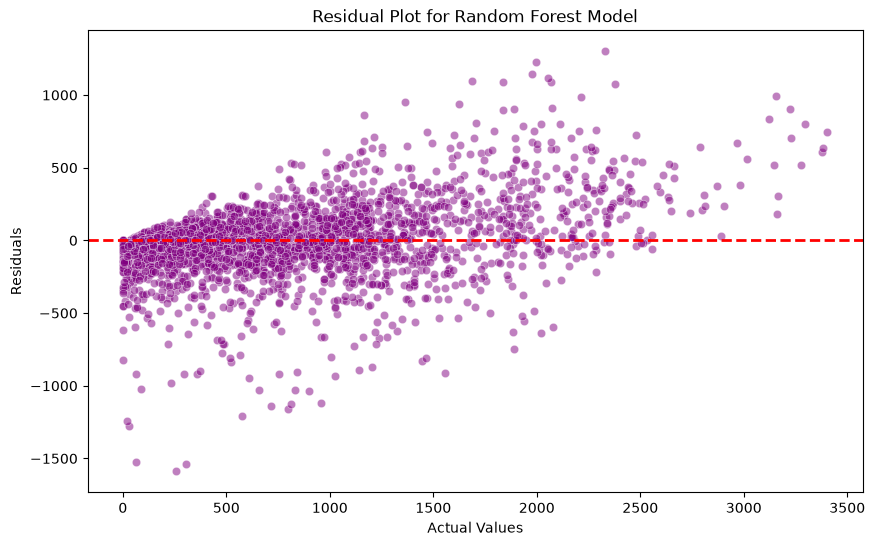
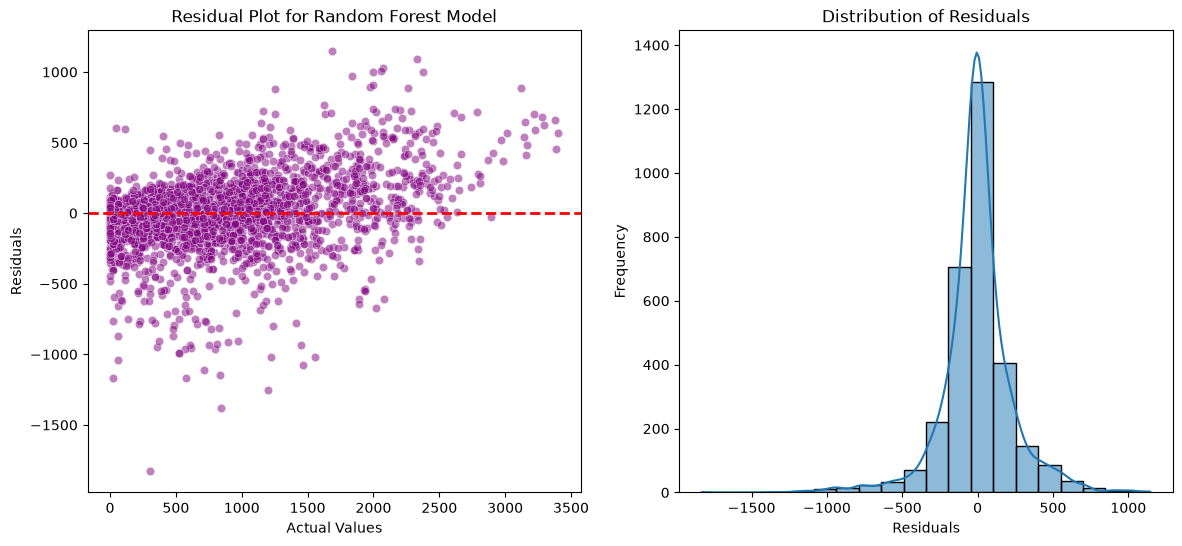
Unified diff of the notebook cell whose output changed from the first chart to the second:
--- before
+++ after
@@ -1,9 +1,15 @@
 # Residual plot for Random Forest model
-plt.figure(figsize=(10, 6))
+fig, axs = plt.subplots(1, 2, figsize=(14, 6))
 residuals = y_val - val_predictions
-sns.scatterplot(x=y_val, y=residuals, alpha=0.5, color='purple')
-plt.axhline(y=0, color='red', linestyle='--', linewidth=2)
-plt.title('Residual Plot for Random Forest Model')
-plt.xlabel('Actual Values')
-plt.ylabel('Residuals')
+sns.scatterplot(x=y_val, y=residuals, alpha=0.5, color='purple', ax=axs[0])
+axs[0].axhline(y=0, color='red', linestyle='--', linewidth=2)
+axs[0].set_title('Residual Plot for Random Forest Model')
+axs[0].set_xlabel('Actual Values')
+axs[0].set_ylabel('Residuals')
+
+# Plot 2: Residuals distribution histogram
+sns.histplot(residuals, bins=20, kde=True, ax=axs[1])
+axs[1].set_title('Distribution of Residuals')
+axs[1].set_xlabel('Residuals')
+axs[1].set_ylabel('Frequency')
 plt.show()

Commit: Update: Implement code changes to enhance functionality and improve performance